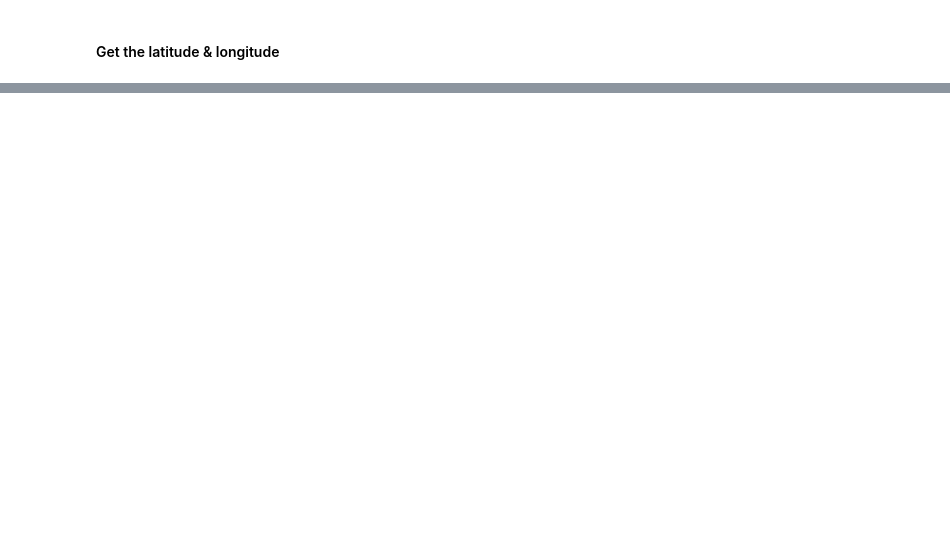
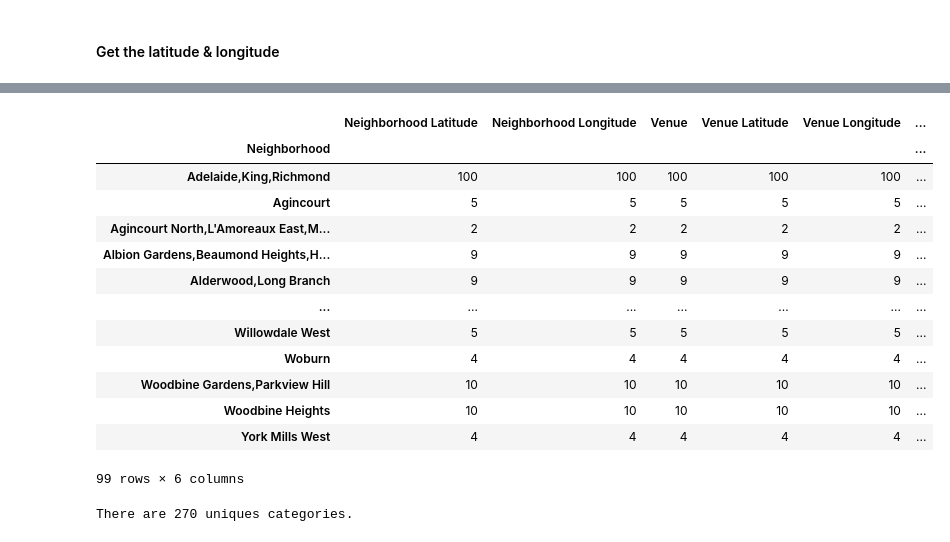
Before and after one commit to bilou12/ibm-data-science-specialization, a Jupyter notebook: week3.ipynb, the cells around one changed output, grey strips where cells are left out. Drawn from its saved outputs; the diff is of its cells as text; code cells hidden in the pictures; blank space fills up the shorter version.

```diff
--- a/week3.ipynb
+++ b/week3.ipynb
@@ -66,0 +178,12 @@ longitude = lat_lng_coords[1]
+# %%
+# function that extracts the category of the venue
+def get_category_type(row):
+    try:
+        categories_list = row['categories']
+    except:
+        categories_list = row['venue.categories']
+
+    if len(categories_list) == 0:
+        return None
+    else:
+        return categories_list[0]['name']
@@ -66,0 +313,21 @@ longitude = lat_lng_coords[1]
+# %%
+toronto_venues.groupby('Neighborhood').count()
+# %% [output]
+|  | Neighborhood Latitude | Neighborhood Longitude | Venue | Venue Latitude | Venue Longitude | ... |
+| Neighborhood |  |  |  |  |  | ... |
+| Adelaide,King,Richmond | 100 | 100 | 100 | 100 | 100 | ... |
+| Agincourt | 5 | 5 | 5 | 5 | 5 | ... |
+| Agincourt North,L'Amoreaux East,M... | 2 | 2 | 2 | 2 | 2 | ... |
+| Albion Gardens,Beaumond Heights,H... | 9 | 9 | 9 | 9 | 9 | ... |
+| Alderwood,Long Branch | 9 | 9 | 9 | 9 | 9 | ... |
+| ... | ... | ... | ... | ... | ... | ... |
+| Willowdale West | 5 | 5 | 5 | 5 | 5 | ... |
+| Woburn | 4 | 4 | 4 | 4 | 4 | ... |
+| Woodbine Gardens,Parkview Hill | 10 | 10 | 10 | 10 | 10 | ... |
+| Woodbine Heights | 10 | 10 | 10 | 10 | 10 | ... |
+| York Mills West | 4 | 4 | 4 | 4 | 4 | ... |
+99 rows × 6 columns
+# %%
+print('There are {} uniques categories.'.format(len(toronto_venues['Venue Category'].unique())))
+# %% [output]
+There are 270 uniques categories.
```
Also changed, not shown: parts of 36 cells of this notebook.
